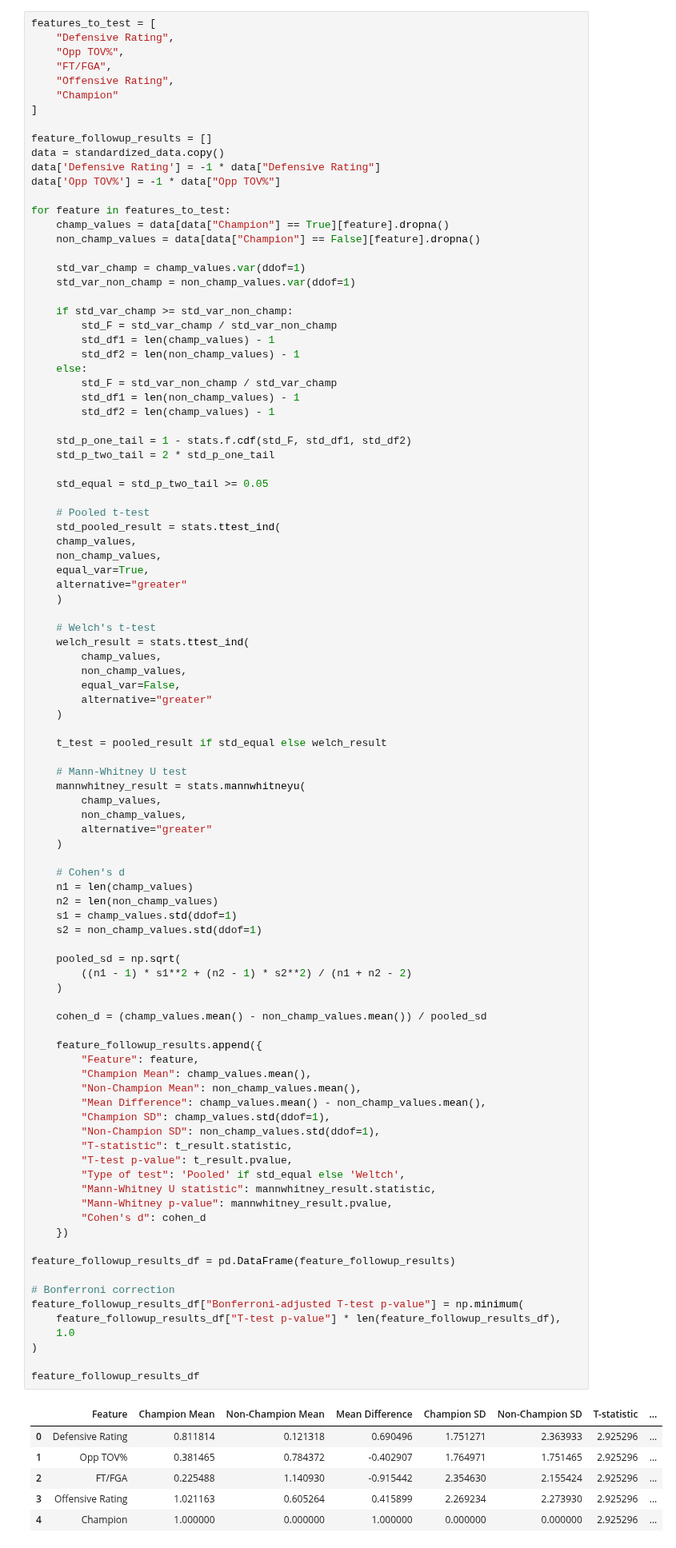
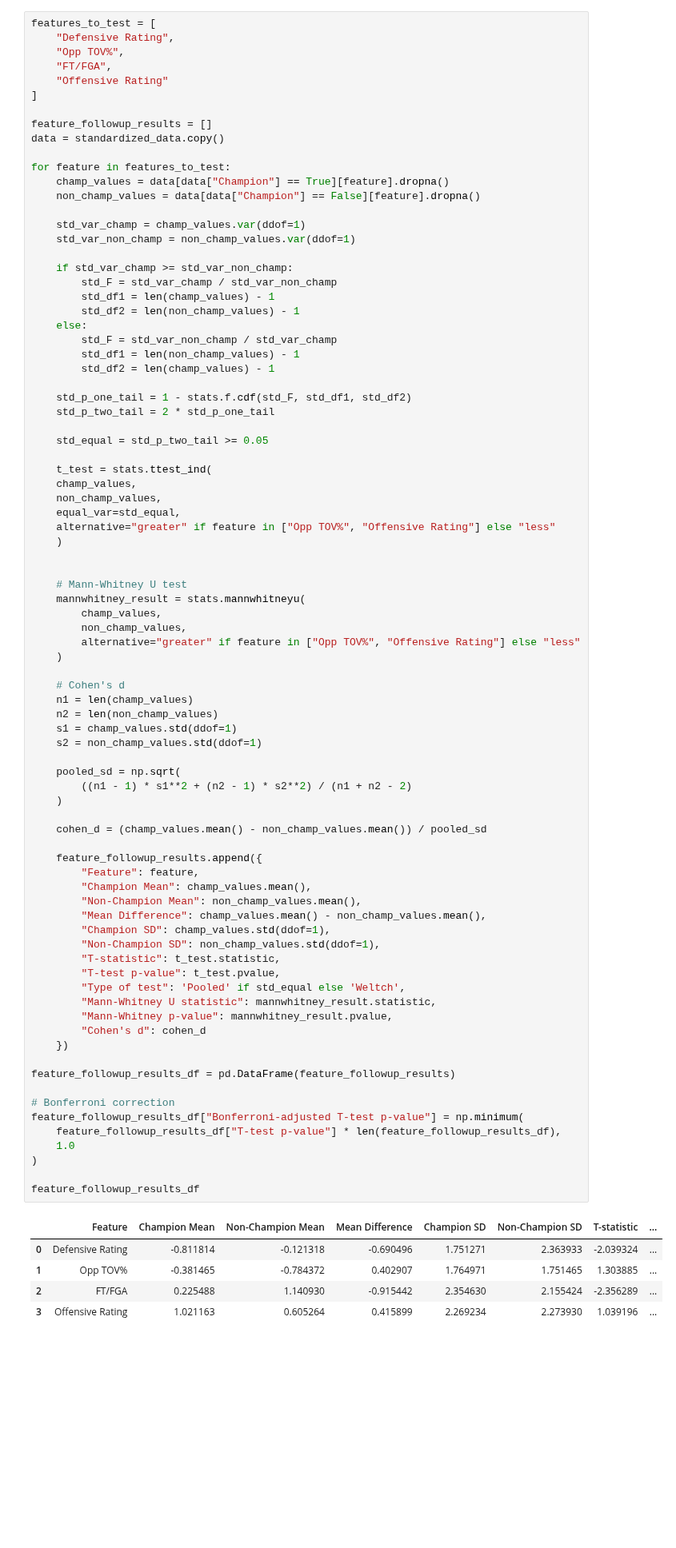
Before and after one commit to GalahadJr-1214/2026-Statistics-Final-Project, a Jupyter notebook: Final Project/champ_stats_diff.ipynb, the cells around one changed output. Shown at 80% size. Cells and saved outputs as stored; diff of their text form; blank space fills up the shorter version.

```diff
--- a/Final Project/champ_stats_diff.ipynb
+++ b/Final Project/champ_stats_diff.ipynb
@@ -1035,14 +1035,11 @@ features_to_test = [
     "Defensive Rating",
     "Opp TOV%",
     "FT/FGA",
-    "Offensive Rating",
-    "Champion"
+    "Offensive Rating"
 ]
 
 feature_followup_results = []
 data = standardized_data.copy()
-data['Defensive Rating'] = -1 * data["Defensive Rating"]
-data['Opp TOV%'] = -1 * data["Opp TOV%"]
 
 for feature in features_to_test:
     champ_values = data[data["Champion"] == True][feature].dropna()
@@ -1065,29 +1062,19 @@ for feature in features_to_test:
 
     std_equal = std_p_two_tail >= 0.05
 
-    # Pooled t-test
-    std_pooled_result = stats.ttest_ind(
+    t_test = stats.ttest_ind(
     champ_values,
     non_champ_values,
-    equal_var=True,
-    alternative="greater"
+    equal_var=std_equal,
+    alternative="greater" if feature in ["Opp TOV%", "Offensive Rating"] else "less"
     )
 
-    # Welch's t-test
-    welch_result = stats.ttest_ind(
-        champ_values,
-        non_champ_values,
-        equal_var=False,
-        alternative="greater"
-    )
-
-    t_test = pooled_result if std_equal else welch_result
 
     # Mann-Whitney U test
     mannwhitney_result = stats.mannwhitneyu(
         champ_values,
         non_champ_values,
-        alternative="greater"
+        alternative="greater" if feature in ["Opp TOV%", "Offensive Rating"] else "less"
     )
 
     # Cohen's d
@@ -1099,37 +1086,36 @@ for feature in features_to_test:
     pooled_sd = np.sqrt(
         ((n1 - 1) * s1**2 + (n2 - 1) * s2**2) / (n1 + n2 - 2)
     )
 
     cohen_d = (champ_values.mean() - non_champ_values.mean()) / pooled_sd
 
     feature_followup_results.append({
         "Feature": feature,
         "Champion Mean": champ_values.mean(),
         "Non-Champion Mean": non_champ_values.mean(),
         "Mean Difference": champ_values.mean() - non_champ_values.mean(),
         "Champion SD": champ_values.std(ddof=1),
         "Non-Champion SD": non_champ_values.std(ddof=1),
-        "T-statistic": t_result.statistic,
-        "T-test p-value": t_result.pvalue,
+        "T-statistic": t_test.statistic,
+        "T-test p-value": t_test.pvalue,
         "Type of test": 'Pooled' if std_equal else 'Weltch',
         "Mann-Whitney U statistic": mannwhitney_result.statistic,
         "Mann-Whitney p-value": mannwhitney_result.pvalue,
         "Cohen's d": cohen_d
     })
 
 feature_followup_results_df = pd.DataFrame(feature_followup_results)
 
 # Bonferroni correction
 feature_followup_results_df["Bonferroni-adjusted T-test p-value"] = np.minimum(
     feature_followup_results_df["T-test p-value"] * len(feature_followup_results_df),
     1.0
 )
 
 feature_followup_results_df
 # %% [output]
 |  | Feature | Champion Mean | Non-Champion Mean | Mean Difference | Champion SD | Non-Champion SD | T-statistic | ... |
-| 0 | Defensive Rating | 0.811814 | 0.121318 | 0.690496 | 1.751271 | 2.363933 | 2.925296 | ... |
-| 1 | Opp TOV% | 0.381465 | 0.784372 | -0.402907 | 1.764971 | 1.751465 | 2.925296 | ... |
-| 2 | FT/FGA | 0.225488 | 1.140930 | -0.915442 | 2.354630 | 2.155424 | 2.925296 | ... |
-| 3 | Offensive Rating | 1.021163 | 0.605264 | 0.415899 | 2.269234 | 2.273930 | 2.925296 | ... |
-| 4 | Champion | 1.000000 | 0.000000 | 1.000000 | 0.000000 | 0.000000 | 2.925296 | ... |
+| 0 | Defensive Rating | -0.811814 | -0.121318 | -0.690496 | 1.751271 | 2.363933 | -2.039324 | ... |
+| 1 | Opp TOV% | -0.381465 | -0.784372 | 0.402907 | 1.764971 | 1.751465 | 1.303885 | ... |
+| 2 | FT/FGA | 0.225488 | 1.140930 | -0.915442 | 2.354630 | 2.155424 | -2.356289 | ... |
+| 3 | Offensive Rating | 1.021163 | 0.605264 | 0.415899 | 2.269234 | 2.273930 | 1.039196 | ... |
```
Also changed, not shown: 1 other file.
